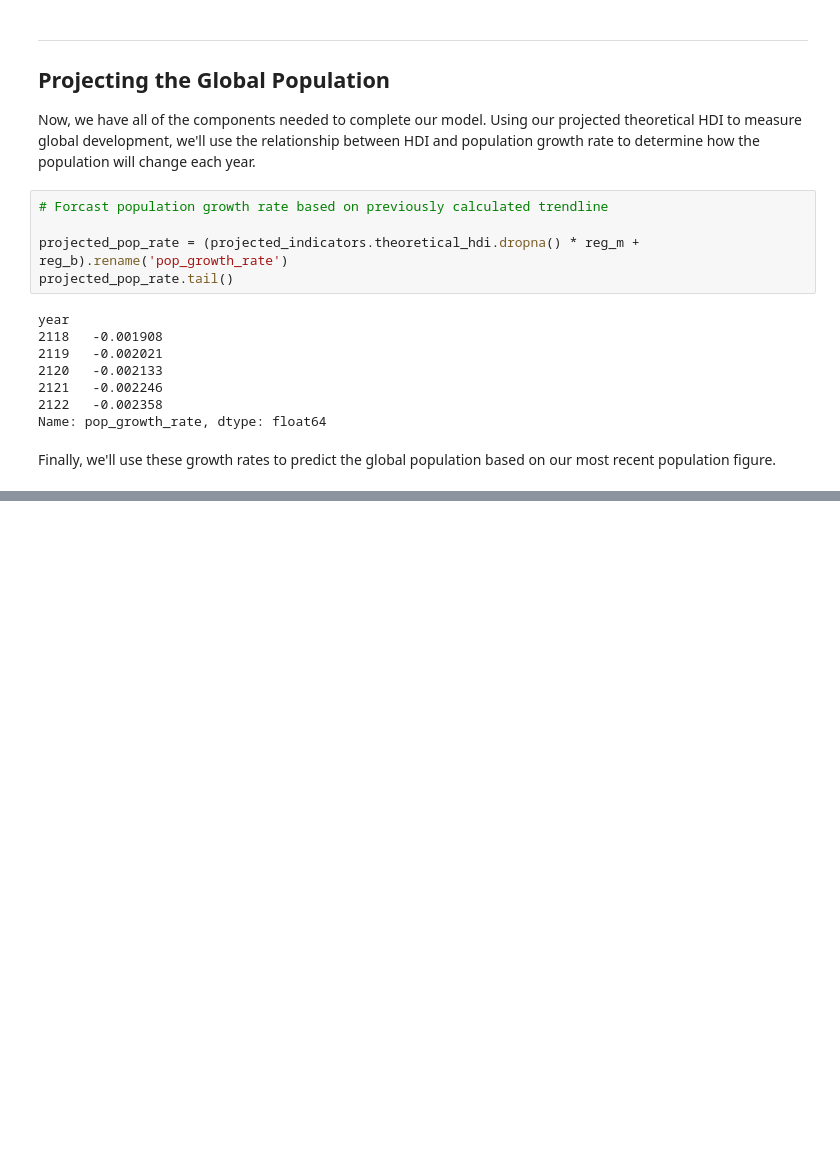
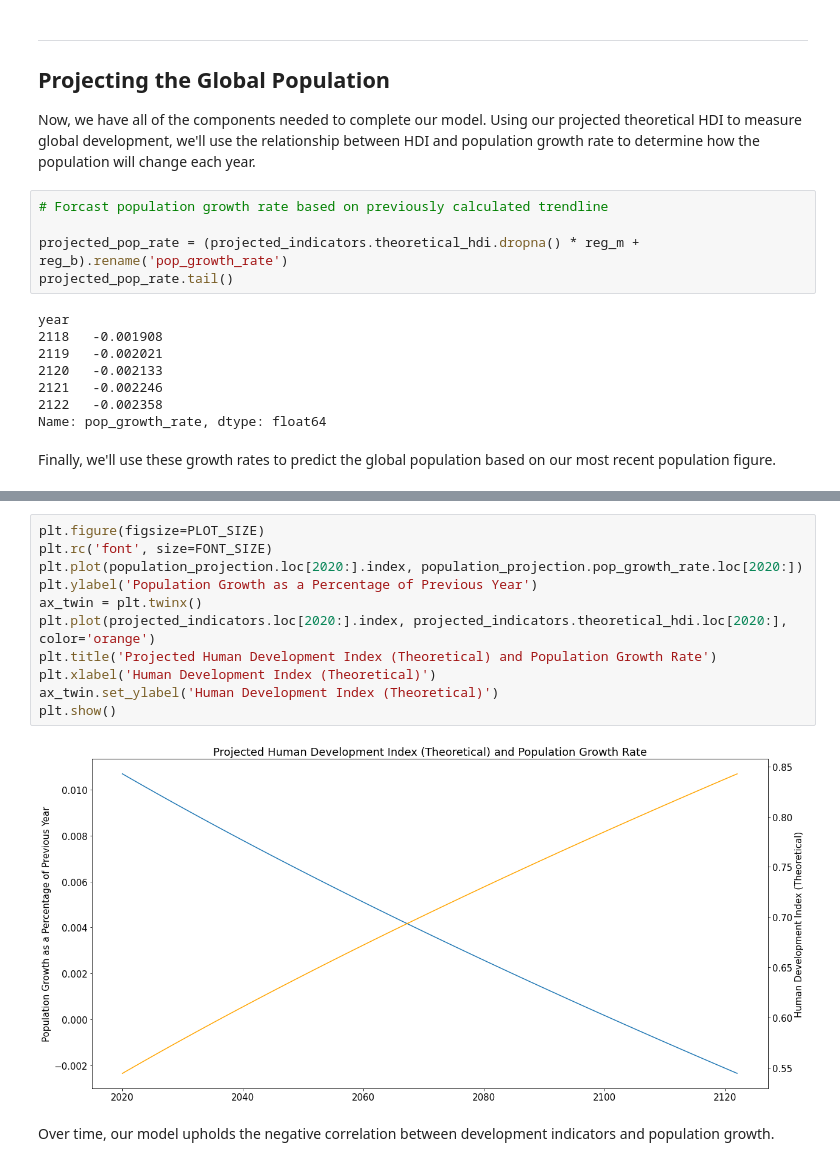
Before and after one commit to jcarballo1/cs5395-project1, a Jupyter notebook: Project1.ipynb, the cells around one changed output, grey strips where cells are left out. Drawn from its saved outputs; the diff is of its cells as text; blank space fills up the shorter version.

```diff
--- a/Project1.ipynb
+++ b/Project1.ipynb
@@ -481,0 +561,15 @@ As much as I would love to write this... I have to go to sleep. Lol.
+# %%
+plt.figure(figsize=PLOT_SIZE)
+plt.rc('font', size=FONT_SIZE)
+plt.plot(population_projection.loc[2020:].index, population_projection.pop_growth_rate.loc[2020:])
+plt.ylabel('Population Growth as a Percentage of Previous Year')
+ax_twin = plt.twinx()
+plt.plot(projected_indicators.loc[2020:].index, projected_indicators.theoretical_hdi.loc[2020:], color='orange')
+plt.title('Projected Human Development Index (Theoretical) and Population Growth Rate')
+plt.xlabel('Human Development Index (Theoretical)')
+ax_twin.set_ylabel('Human Development Index (Theoretical)')
+plt.show()
+# %% [output]
+[figure, added]
+# %% [markdown]
+Over time, our model upholds the negative correlation between development indicators and population growth.
```
Also changed, not shown: parts of 18 cells of this notebook.
